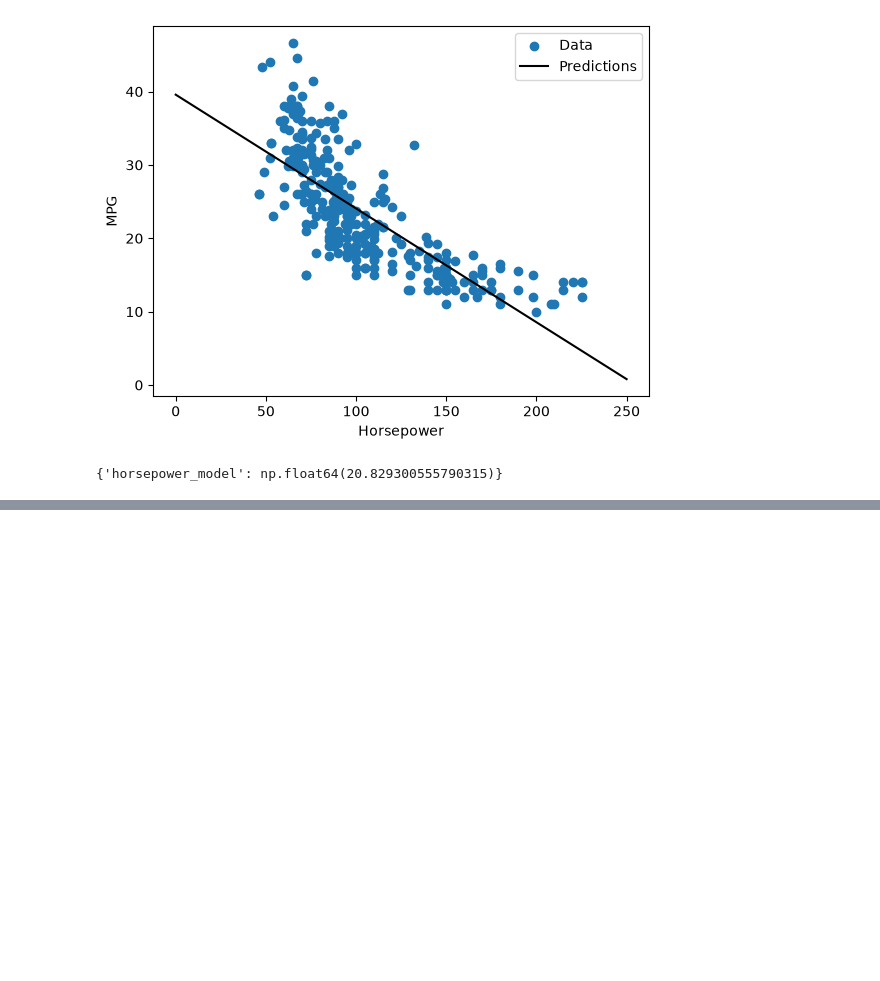
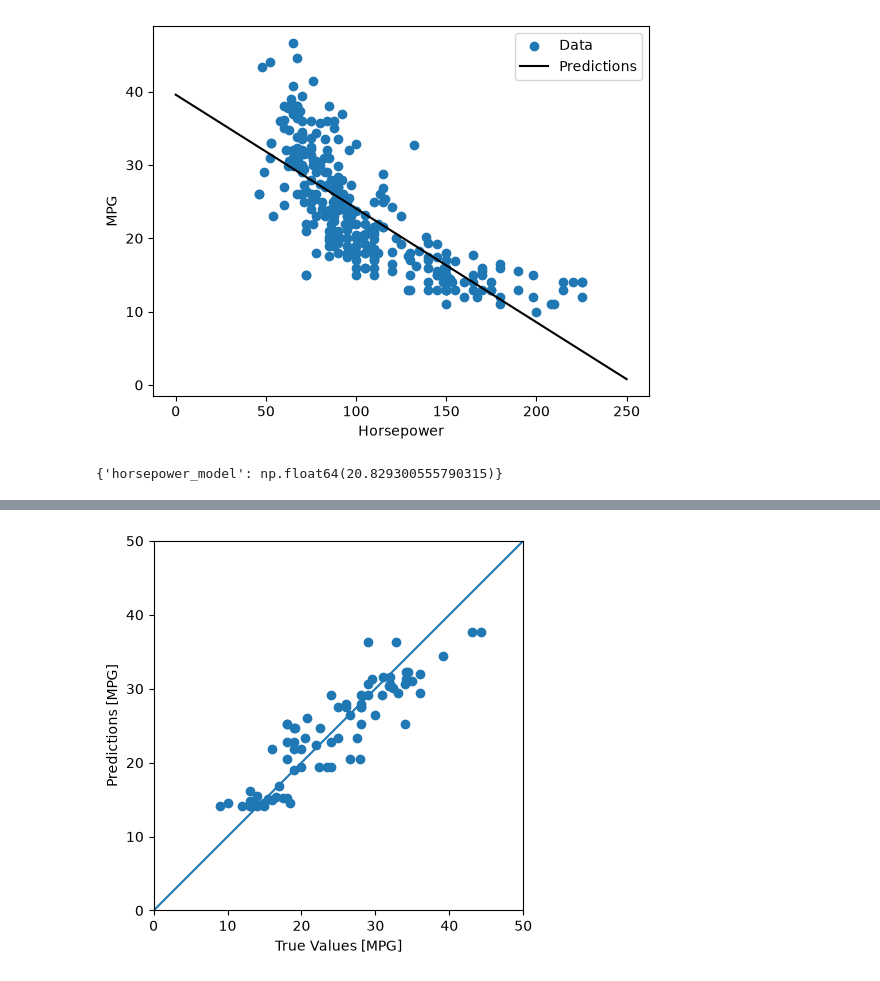
Before and after one commit to 2026-2-predictiva/std-juan-andres-jimenez-velez, a Jupyter notebook: PRE_02_regresion_basica/notebooks/notebook.ipynb, the cells around one changed output, grey strips where cells are left out. Cells and saved outputs as stored; diff of their text form; code cells hidden in the pictures; blank space fills up the shorter version.

```diff
--- a/PRE_02_regresion_basica/notebooks/notebook.ipynb
+++ b/PRE_02_regresion_basica/notebooks/notebook.ipynb
@@ -234,0 +334,7 @@ test_results
+# %%
+plot_predictions(
+    y_true=test_labels,
+    y_pred=mlp_horsepower.predict(standarized_test_horsepower),
+)
+# %% [output]
+[figure, added]
```
Also changed, not shown: parts of 17 cells of this notebook.
